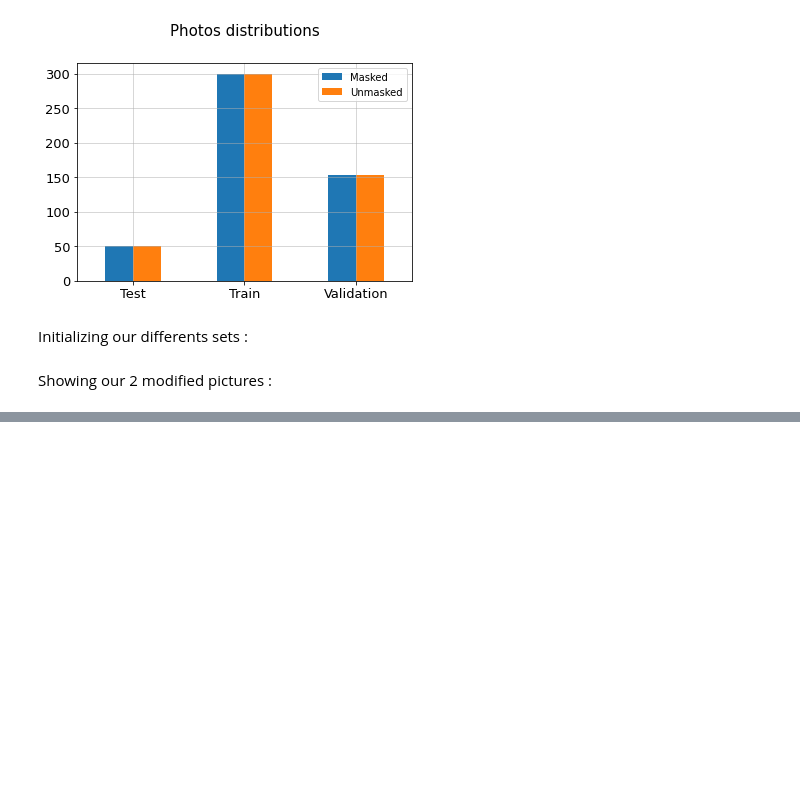
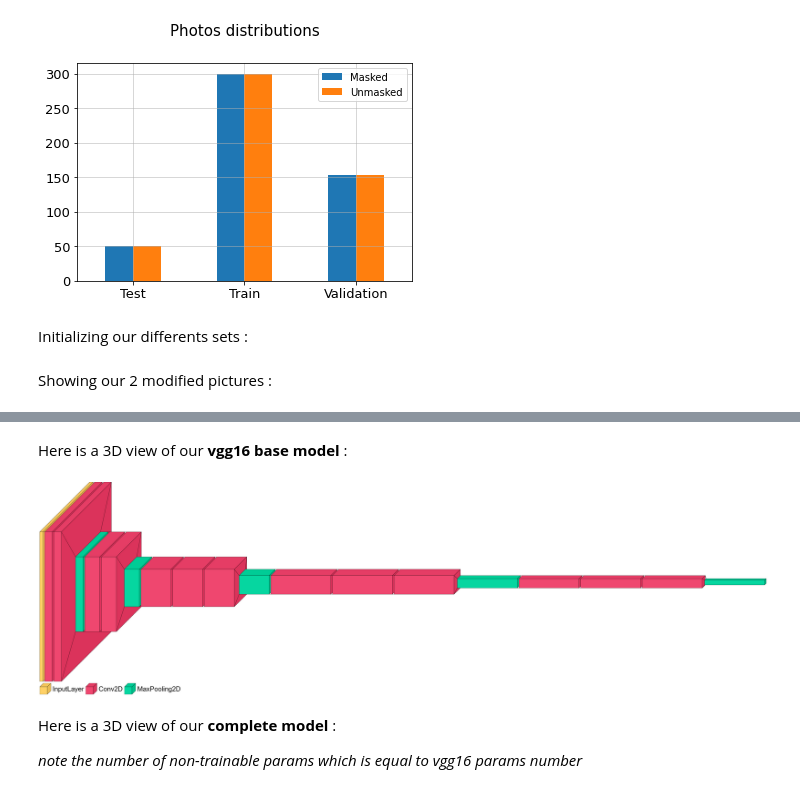
Before and after one commit to Hpdvn/Mask_On_Face, a Jupyter notebook: main.ipynb, the cells around one changed output, grey strips where cells are left out. Saved outputs shown, nothing was run; the diff lists cells and outputs as text; code cells hidden in the pictures; blank space fills up the shorter version.

```diff
--- a/main.ipynb
+++ b/main.ipynb
@@ -139,0 +177,3 @@ plt.show()
+# %%
+vgg16 = VGG16(weights='imagenet', include_top=False, input_shape=(dim, dim, 3))
+vgg16.summary()
@@ -139,0 +198,10 @@ plt.show()
+# %% [markdown]
+Here is a 3D view of our <b> vgg16 base model </b>:
+# %%
+visualkeras.layered_view(vgg16,scale_z=0.7, legend=True, font= (ImageFont.truetype("arial.ttf", 40)))
+# %% [output]
+[figure, added]
+# %% [markdown]
+Here is a 3D view of our <b> complete model </b>:
+
+<em>note the number of non-trainable params which is equal to vgg16 params number</em>
```
Also changed, not shown: parts of 13 cells of this notebook.
